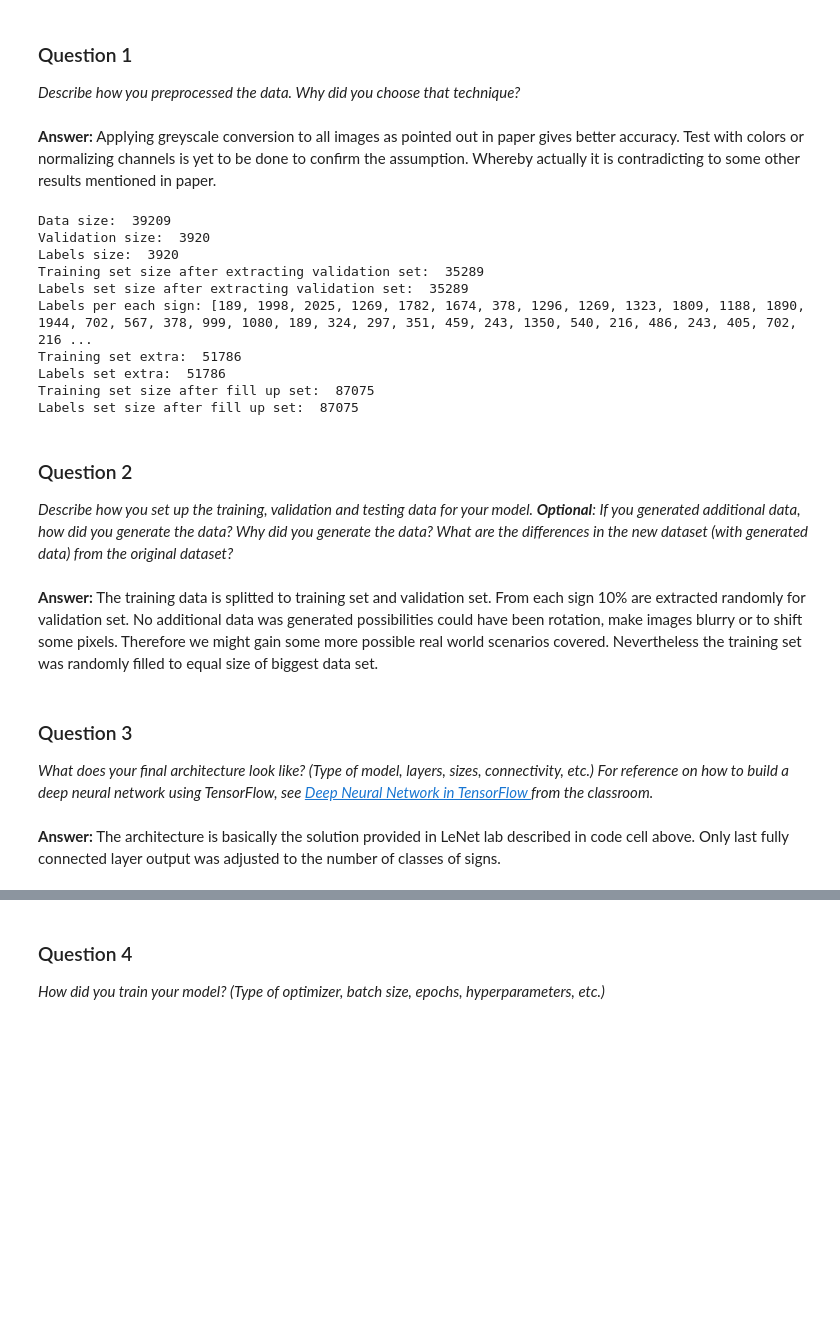
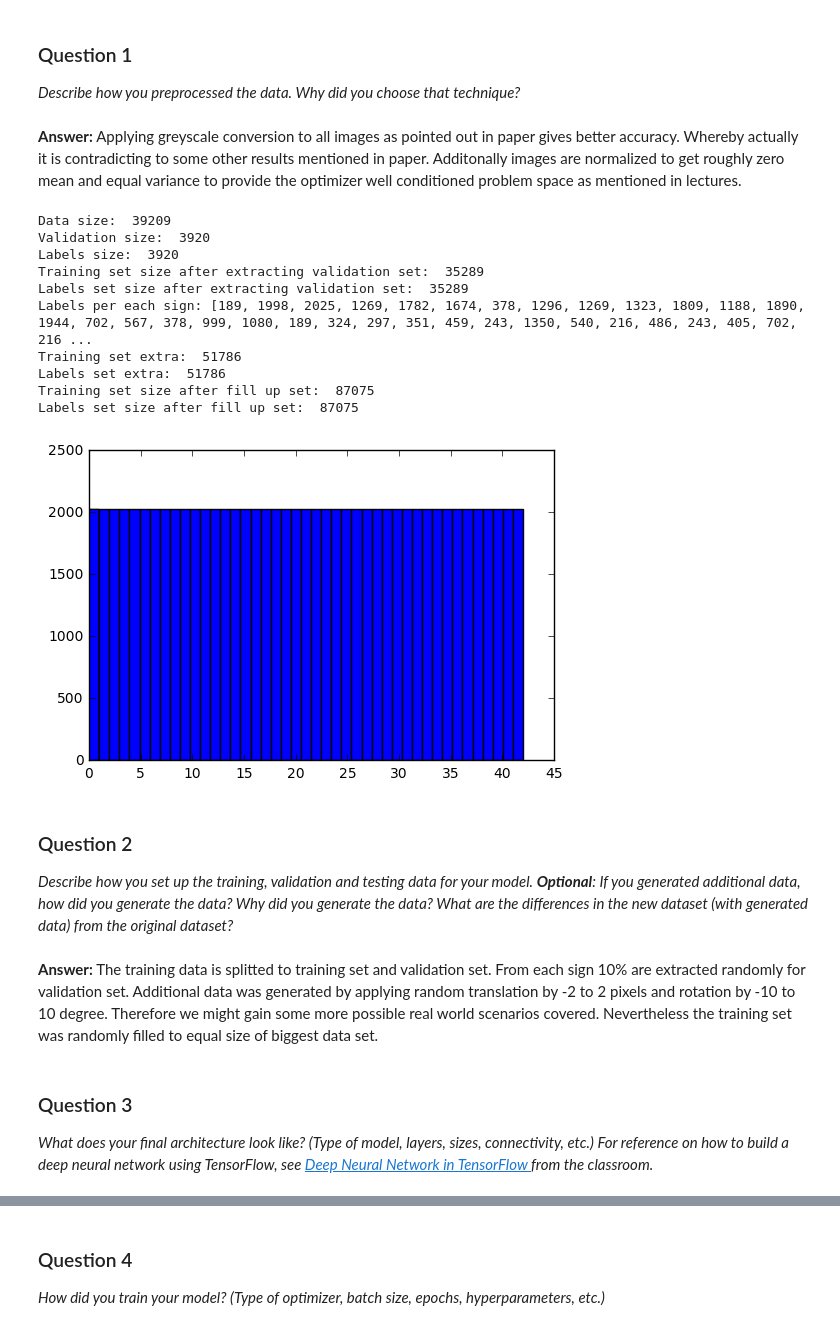
Before and after one commit to b-sh/CarND-Traffic-Signs, a Jupyter notebook: Traffic_Sign_Classifier.ipynb, the cells around one changed output, grey strips where cells are left out. Cells and saved outputs as stored; diff of their text form; code cells hidden in the pictures; blank space fills up the shorter version.

```diff
--- a/Traffic_Sign_Classifier.ipynb
+++ b/Traffic_Sign_Classifier.ipynb
@@ -130,11 +134,12 @@ Use the code cell (or multiple code cells, if necessary) to implement the first
 # %%
 ### Preprocess the data here.
 ### Feel free to use as many code cells as needed.
-from sklearn.utils import shuffle
 import numpy as np
 import matplotlib.pyplot as plt
 
 %matplotlib inline
+# some advanced preprocessing
+# https://blog.keras.io/building-powerful-image-classification-models-using-very-little-data.html
 
 def greyscale(list_imgs):
     result_imgs=np.copy(list_imgs)
@@ -147,8 +152,11 @@ def greyscale(list_imgs):
     #print(result_imgs[0].shape)
     return result_imgs
 
-X_train_grey=greyscale(X_train)
-# open compare to colored or normalized images
+X_train_grey = greyscale(X_train)
+
+X_train_grey = np.asarray(X_train_grey, dtype=np.float32)
+# normalizing colors to to reduce zero mean
+X_train_grey = (X_train_grey - 128) / 128
 # %% [output]
 [figure]
 # %% [markdown]
@@ -157,7 +165,7 @@ X_train_grey=greyscale(X_train)
 _Describe how you preprocessed the data. Why did you choose that technique?_
 # %% [markdown]
 **Answer:**
-Applying greyscale conversion to all images as pointed out in paper gives better accuracy. Test with colors or normalizing channels is yet to be done to confirm the assumption. Whereby actually it is contradicting to some other results mentioned in paper.
+Applying greyscale conversion to all images as pointed out in paper gives better accuracy. Whereby actually it is contradicting to some other results mentioned in paper. Additonally images are normalized to get roughly zero mean and equal variance to provide the optimizer well conditioned problem space as mentioned in lectures.
 # %%
 ### Generate data additional data (OPTIONAL!)
 ### and split the data into training/validation/testing sets here.
@@ -169,12 +177,19 @@ import random
 def fill_up(features, labels, labels_per_each_sign, biggest_data, sign_start):
     x_data = []
     y_data = []
+    # http://opencv-python-tutroals.readthedocs.io/en/latest/py_tutorials/py_imgproc/py_geometric_transformations/py_geometric_transformations.html
+    rows,cols = features[0].shape[:2]
+    M_t = np.float32([[1,0,random.randint(-2,2)],[0,1,random.randint(-2,2)]])
+    M_r = cv2.getRotationMatrix2D((cols/2,rows/2),random.choice([-10,10]),1)
     for k, idx in enumerate(sign_start):
         size_label = labels_per_each_sign[k]
         diff       = biggest_data - size_label
         if diff > 0:
             for i in range(0, diff):
-                x_data.append(features[idx+random.randint(0,size_label-1)])
+                img = features[idx+random.randint(0,size_label-1)]
+                dst = cv2.warpAffine(img,random.choice([M_t, M_r]),(cols,rows))
+                dst.shape = (32,32,1)
+                x_data.append(dst)
                 y_data.append(labels[idx])
     return x_data, y_data
 
@@ -192,7 +207,7 @@ def split_training_set(X_train, y_train, sign_start_list, label_list, percent=0.
             X_validation.append(X_train[index])
             y_validation.append(y_train[index])
             to_delete.append(index)
-    X_train_pre=np.delete(X_train_grey,to_delete, axis=0)
+    X_train_pre=np.delete(X_train,to_delete, axis=0)
     y_train_pre=np.delete(y_train,to_delete, axis=0)
     return X_validation, y_validation, X_train_pre, y_train_pre
 
@@ -201,41 +216,44 @@ def generate_training_set(X_data, y_data, sign_idx, labelsizes):
     #X_train_extra, y_train_extra = fill_up(X_train_grey, y_train, labels, big_dataset, sign_start_idx)
     X_validation, y_validation, X_train_new, y_train_new = split_training_set(X_data, y_data, sign_start_idx, labels)
     print("Validation size: ",len(X_validation))
     print("Labels size: ", len(y_validation))
     print("Training set size after extracting validation set: ", len(X_train_new))
     print("Labels set size after extracting validation set: ", len(y_train_new))
 
     labels_new, sign_start_idx_new = get_labelsizes_and_start_idx(y_train_new)
     print("Labels per each sign:", labels_new)
     X_train_extra, y_train_extra = fill_up(X_train_new, y_train_new, labels_new, max(labels_new), sign_start_idx_new)
     print("Training set extra: ", len(X_train_extra))
     print("Labels set extra: ", len(y_train_extra))
     X_train_pre = np.concatenate((X_train_new, X_train_extra), axis=0)
     y_train_pre = np.concatenate((y_train_new, y_train_extra), axis=0)
     return X_validation, y_validation, X_train_pre, y_train_pre
 
 X_validation, y_validation, X_train_pre, y_train_pre = generate_training_set(X_train_grey, y_train, sign_start_idx, labels)
 print("Training set size after fill up set: ", len(X_train_pre))
 print("Labels set size after fill up set: ", len(y_train_pre))
+
+plt.hist(y_train_pre, bins=n_classes)
+plt.show()
 # %% [output]
 Data size:  39209
 Validation size:  3920
 Labels size:  3920
 Training set size after extracting validation set:  35289
 Labels set size after extracting validation set:  35289
 Labels per each sign: [189, 1998, 2025, 1269, 1782, 1674, 378, 1296, 1269, 1323, 1809, 1188, 1890, 1944, 702, 567, 378, 999, 1080, 189, 324, 297, 351, 459, 243, 1350, 540, 216, 486, 243, 405, 702, 216 ...
 Training set extra:  51786
 Labels set extra:  51786
 Training set size after fill up set:  87075
 Labels set size after fill up set:  87075
+[figure, added]
 # %% [markdown]
 ### Question 2
 
 _Describe how you set up the training, validation and testing data for your model. **Optional**: If you generated additional data, how did you generate the data? Why did you generate the data? What are the differences in the new dataset (with generated data) from the original dataset?_
 # %% [markdown]
 **Answer:**
-The training data is splitted to training set and validation set. From each sign 10% are extracted randomly for validation set.
-No additional data was generated possibilities could have been rotation, make images blurry or to shift some pixels. Therefore we might gain some more possible real world scenarios covered. Nevertheless the training set was randomly filled to equal size of biggest data set.
+The training data is splitted to training set and validation set. From each sign 10% are extracted randomly for validation set. Additional data was generated by applying random translation by -2 to 2 pixels and rotation by -10 to 10 degree. Therefore we might gain some more possible real world scenarios covered. Nevertheless the training set was randomly filled to equal size of biggest data set.
 # %%
 ### Define your architecture here.
 ### Feel free to use as many code cells as needed.
@@ -336,6 +354,3 @@ def evaluate(X_data, y_data, batch_size):
 
 _What does your final architecture look like? (Type of model, layers, sizes, connectivity, etc.)  For reference on how to build a deep neural network using TensorFlow, see [Deep Neural Network in TensorFlow
 ](https://classroom.udacity.com/nanodegrees/nd013/parts/fbf77062-5703-404e-b60c-95b78b2f3f9e/modules/6df7ae49-c61c-4bb2-a23e-6527e69209ec/lessons/b516a270-8600-4f93-a0a3-20dfeabe5da6/concepts/83a3a2a2-a9bd-4b7b-95b0-eb924ab14432) from the classroom._
-# %% [markdown]
-**Answer:**
-The architecture is basically the solution provided in LeNet lab described in code cell above. Only last fully connected layer output was adjusted to the number of classes of signs.
```
Also changed, not shown: parts of 11 cells of this notebook.
